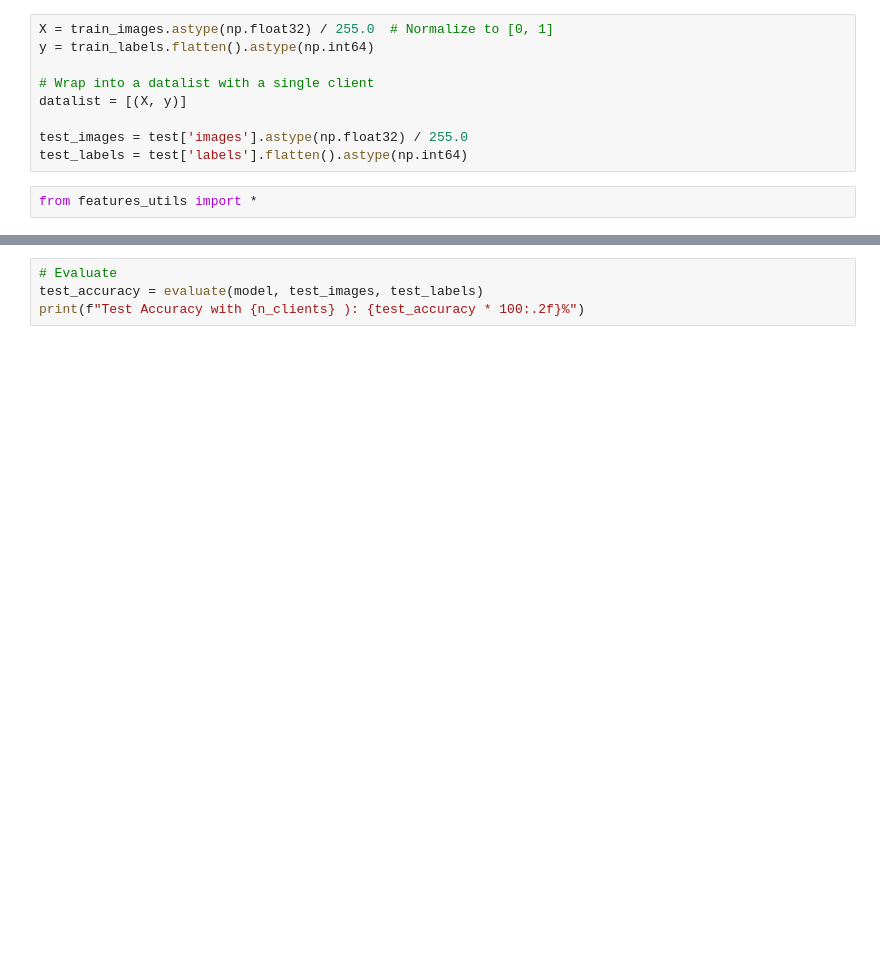
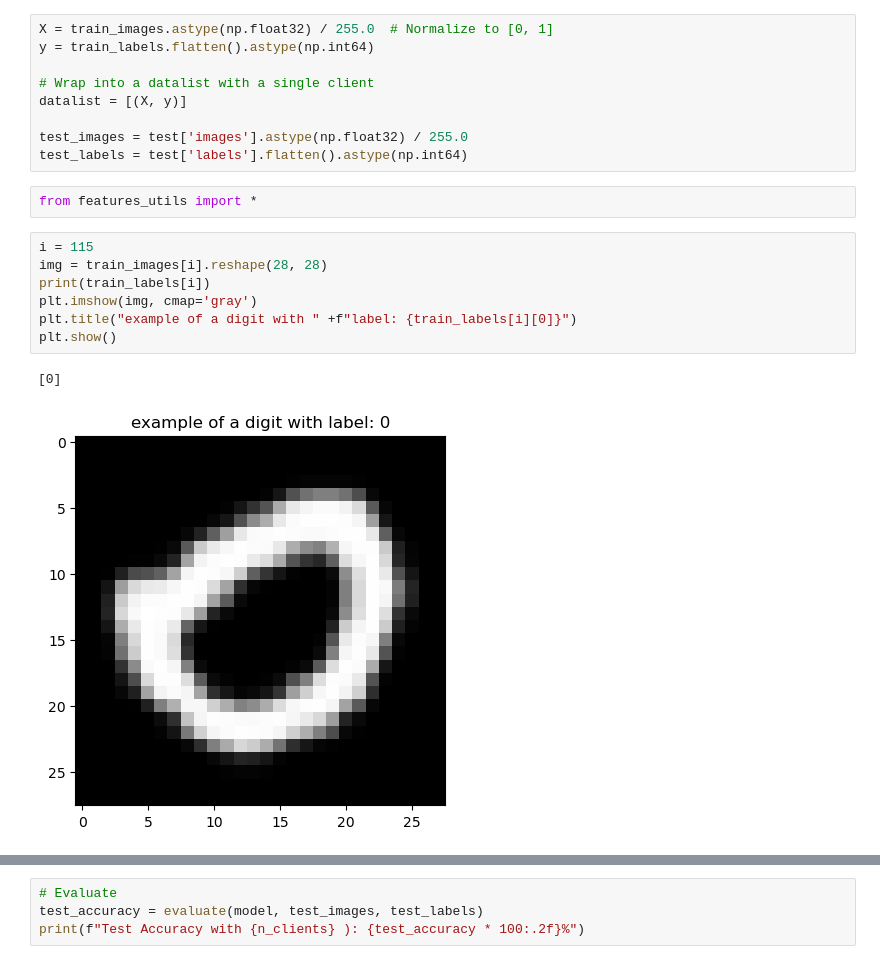
Before and after one commit to hacknstack/miniproject_OPTML, a Jupyter notebook: features_shift.ipynb, the cells around one changed output, grey strips where cells are left out. Saved outputs shown, nothing was run; the diff lists cells and outputs as text; blank space fills up the shorter version.

```diff
--- a/features_shift.ipynb
+++ b/features_shift.ipynb
@@ -25,3 +25,13 @@ test_images = test['images'].astype(np.float32) / 255.0
 test_labels = test['labels'].flatten().astype(np.int64)
 # %%
 from features_utils import *
+# %%
+i = 115
+img = train_images[i].reshape(28, 28)
+print(train_labels[i])
+plt.imshow(img, cmap='gray')
+plt.title("example of a digit with " +f"label: {train_labels[i][0]}")
+plt.show()
+# %% [output]
+[0]
+[figure, added]
```
Also changed, not shown: parts of 4 cells of this notebook, 2 other files.
